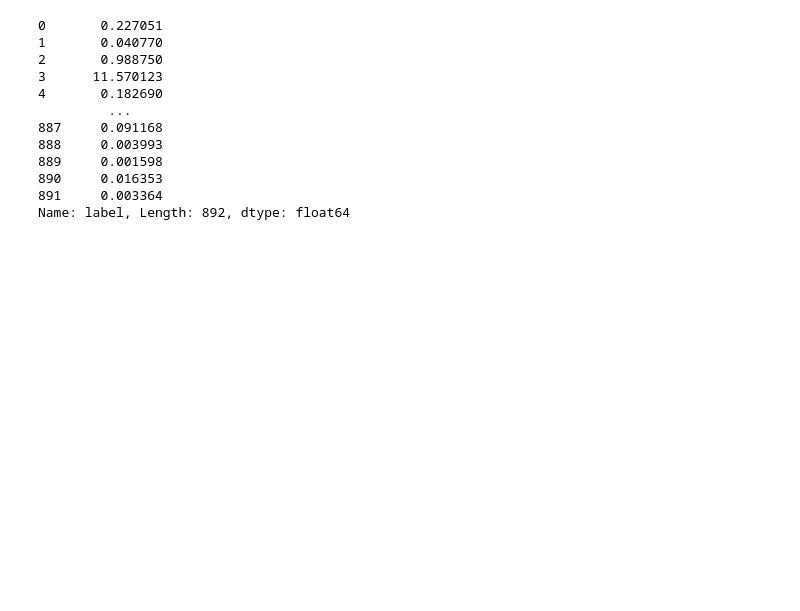
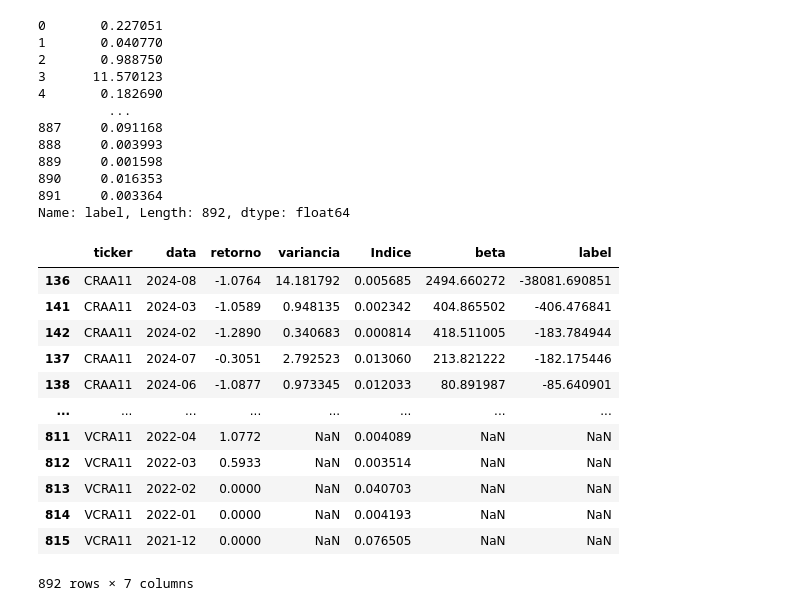
Before and after one commit to ErikMaia/tcc, a Jupyter notebook: src/analisys.ipynb, the cells around one changed output. Cells and saved outputs as stored; diff of their text form; code cells hidden in the pictures; blank space fills up the shorter version.

```diff
--- a/src/analisys.ipynb
+++ b/src/analisys.ipynb
@@ -665,3 +686,19 @@ label
 890     0.016353
 891     0.003364
 Name: label, Length: 892, dtype: float64
+# %%
+rotulo.sort_values(by='label')
+# %% [output]
+|  | ticker | data | retorno | variancia | Indice | beta | label |
+| 136 | CRAA11 | 2024-08 | -1.0764 | 14.181792 | 0.005685 | 2494.660272 | -38081.690851 |
+| 141 | CRAA11 | 2024-03 | -1.0589 | 0.948135 | 0.002342 | 404.865502 | -406.476841 |
+| 142 | CRAA11 | 2024-02 | -1.2890 | 0.340683 | 0.000814 | 418.511005 | -183.784944 |
+| 137 | CRAA11 | 2024-07 | -0.3051 | 2.792523 | 0.013060 | 213.821222 | -182.175446 |
+| 138 | CRAA11 | 2024-06 | -1.0877 | 0.973345 | 0.012033 | 80.891987 | -85.640901 |
+| ... | ... | ... | ... | ... | ... | ... | ... |
+| 811 | VCRA11 | 2022-04 | 1.0772 | NaN | 0.004089 | NaN | NaN |
+| 812 | VCRA11 | 2022-03 | 0.5933 | NaN | 0.003514 | NaN | NaN |
+| 813 | VCRA11 | 2022-02 | 0.0000 | NaN | 0.040703 | NaN | NaN |
+| 814 | VCRA11 | 2022-01 | 0.0000 | NaN | 0.004193 | NaN | NaN |
+| 815 | VCRA11 | 2021-12 | 0.0000 | NaN | 0.076505 | NaN | NaN |
+892 rows × 7 columns
```
Also changed, not shown: parts of 4 cells of this notebook.
